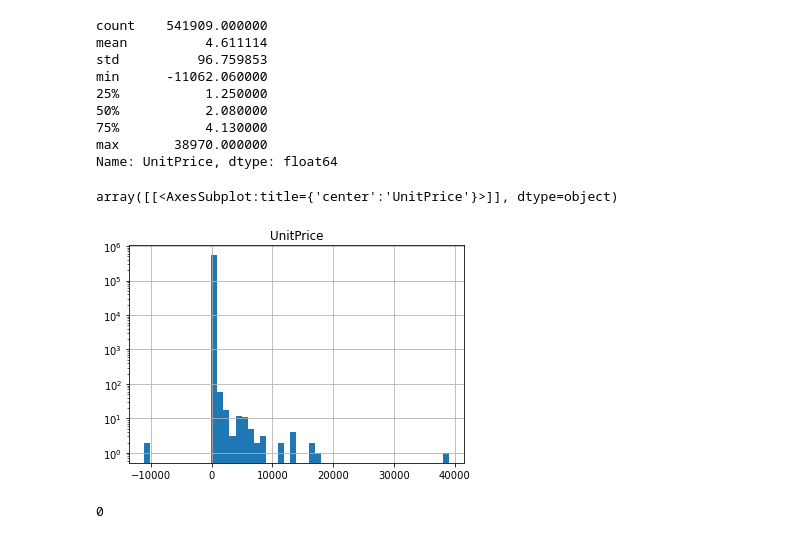
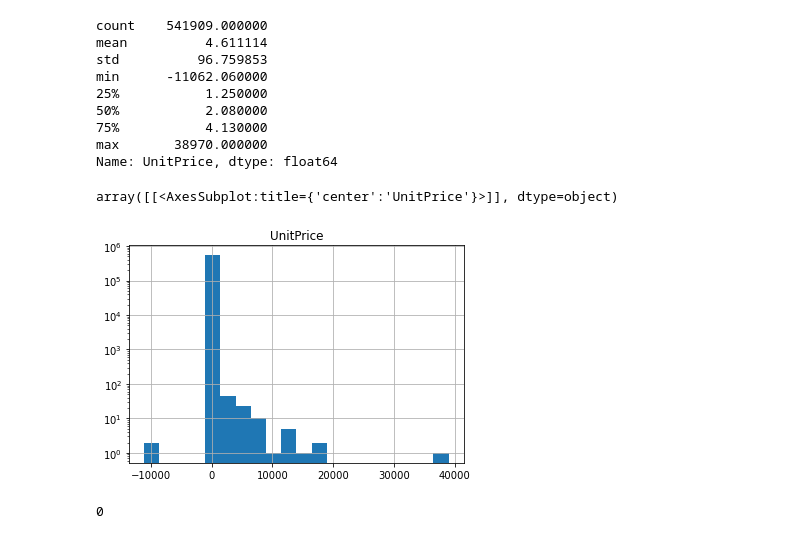
Before and after one commit to mwirigikainyu/Retail-Store-Orders-EDA, a Jupyter notebook: Online_Retail_EDA.ipynb, the cells around one changed output. Saved outputs shown, nothing was run; the diff lists cells and outputs as text; code cells hidden in the pictures.

Commit message:
Data Visualizations

```diff
--- a/Online_Retail_EDA.ipynb
+++ b/Online_Retail_EDA.ipynb
@@ -167,10 +167,10 @@ min      -11062.060000
 max       38970.000000
 Name: UnitPrice, dtype: float64
 # %%
-orders.hist(column=['UnitPrice'], log=True, bins=50)
+orders.hist(column=['UnitPrice'], log=True, bins=20)
 # %% [output]
 array([[<AxesSubplot:title={'center':'UnitPrice'}>]], dtype=object)
-[figure, old version]
+[figure, new version]
 # %%
 orders.UnitPrice.fillna(orders.UnitPrice.median())
 orders.UnitPrice.isna().sum()
```
Also changed, not shown: parts of 21 cells of this notebook.
